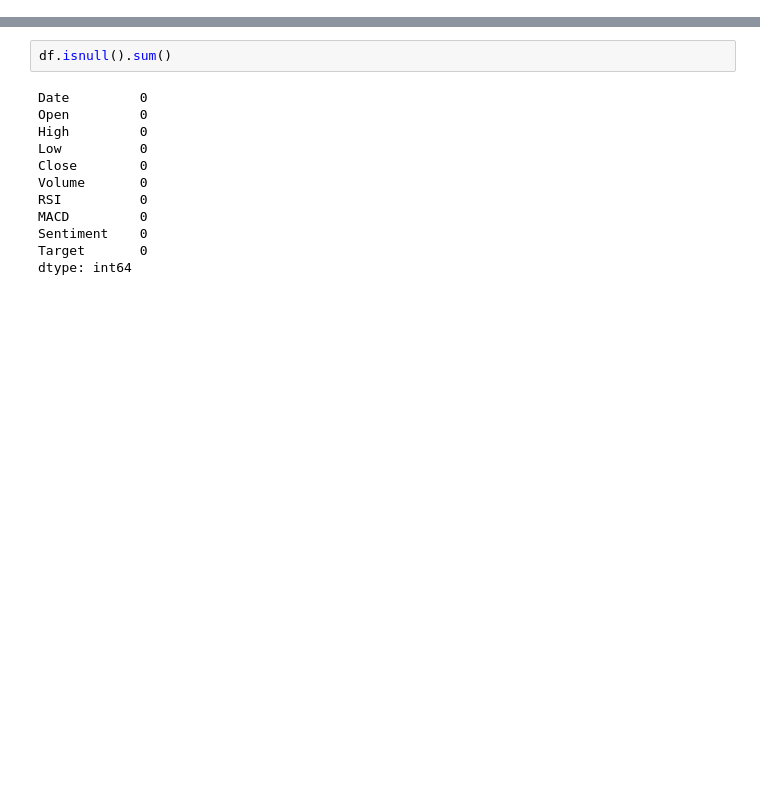
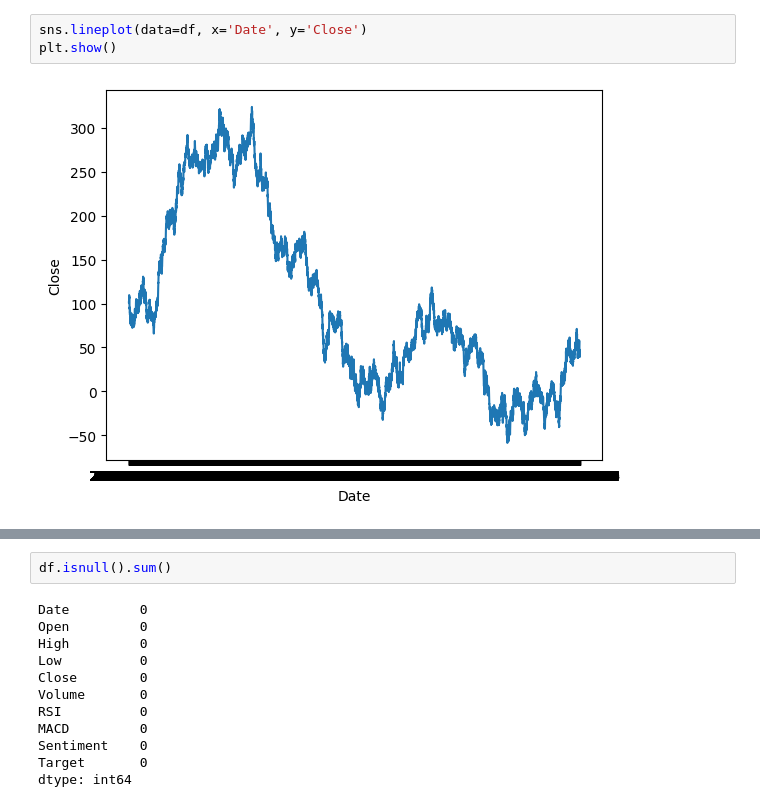
Before and after one commit to alamin20cse/ML_homework, a Jupyter notebook: pr1.ipynb, the cells around one changed output, grey strips where cells are left out. Saved outputs shown, nothing was run; the diff lists cells and outputs as text; blank space fills up the shorter version.

```diff
--- a/pr1.ipynb
+++ b/pr1.ipynb
@@ -14,3 +15,8 @@ df.head()
 | 2 | 2010-01-05 | 101.567491 | 103.949668 | 101.509347 | 103.012156 | 3027306 | 71.544018 | 0.069441 | 0.979723 | 1 |
 | 3 | 2010-01-06 | 104.247814 | 106.652559 | 102.760082 | 105.846343 | 4341338 | 73.683548 | 0.410693 | -0.858008 | 0 |
 | 4 | 2010-01-07 | 105.339440 | 105.983592 | 103.517541 | 104.721465 | 2106182 | 72.675179 | 0.583641 | 0.264456 | 0 |
+# %%
+sns.lineplot(data=df, x='Date', y='Close')
+plt.show()
+# %% [output]
+[figure, added]
```
Also changed, not shown: parts of 22 cells of this notebook.
